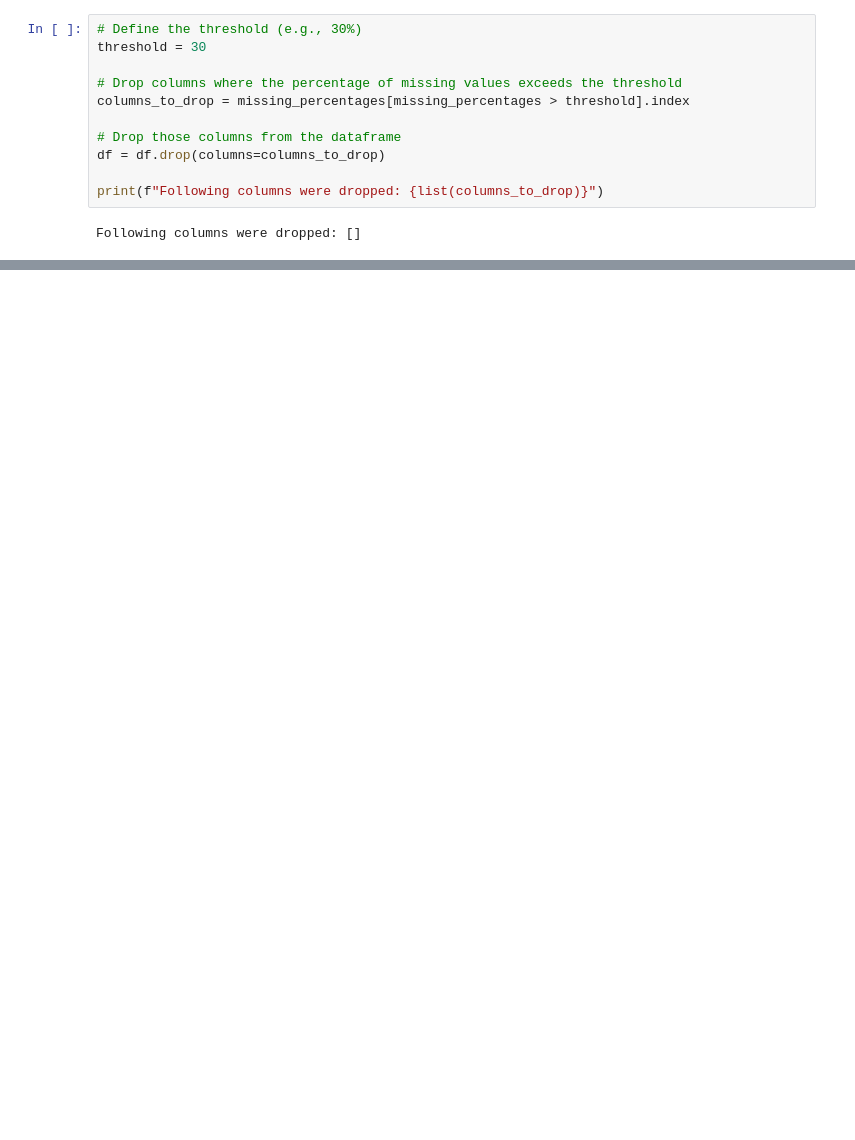
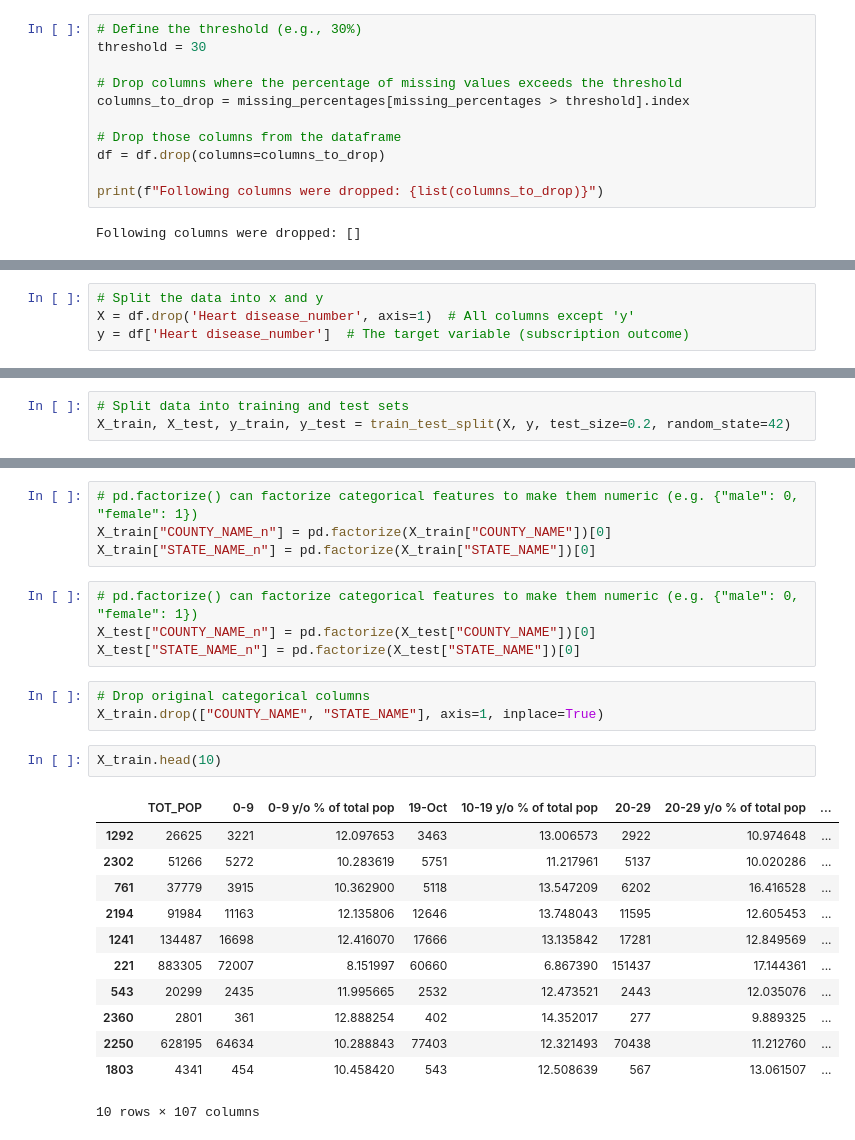
Before and after one commit to SayLesAI/SayLesAI_, a Jupyter notebook: src/explore.ipynb, the cells around one changed output, grey strips where cells are left out. Drawn from its saved outputs; the diff is of its cells as text; blank space fills up the shorter version.

```diff
--- a/src/explore.ipynb
+++ b/src/explore.ipynb
@@ -299,0 +307,4 @@ plt.show()
+# %%
+# Split the data into x and y
+X = df.drop('Heart disease_number', axis=1)  # All columns except 'y'
+y = df['Heart disease_number']  # The target variable (subscription outcome)
@@ -299,0 +319,3 @@ plt.show()
+# %%
+# Split data into training and test sets
+X_train, X_test, y_train, y_test = train_test_split(X, y, test_size=0.2, random_state=42)
@@ -299,0 +378,26 @@ plt.show()
+# %%
+# pd.factorize() can factorize categorical features to make them numeric (e.g. {"male": 0, "female": 1})
+X_train["COUNTY_NAME_n"] = pd.factorize(X_train["COUNTY_NAME"])[0]
+X_train["STATE_NAME_n"] = pd.factorize(X_train["STATE_NAME"])[0]
+# %%
+# pd.factorize() can factorize categorical features to make them numeric (e.g. {"male": 0, "female": 1})
+X_test["COUNTY_NAME_n"] = pd.factorize(X_test["COUNTY_NAME"])[0]
+X_test["STATE_NAME_n"] = pd.factorize(X_test["STATE_NAME"])[0]
+# %%
+# Drop original categorical columns
+X_train.drop(["COUNTY_NAME", "STATE_NAME"], axis=1, inplace=True)
+# %%
+X_train.head(10)
+# %% [output]
+|  | TOT_POP | 0-9 | 0-9 y/o % of total pop | 19-Oct | 10-19 y/o % of total pop | 20-29 | 20-29 y/o % of total pop | ... |
+| 1292 | 26625 | 3221 | 12.097653 | 3463 | 13.006573 | 2922 | 10.974648 | ... |
+| 2302 | 51266 | 5272 | 10.283619 | 5751 | 11.217961 | 5137 | 10.020286 | ... |
+| 761 | 37779 | 3915 | 10.362900 | 5118 | 13.547209 | 6202 | 16.416528 | ... |
+| 2194 | 91984 | 11163 | 12.135806 | 12646 | 13.748043 | 11595 | 12.605453 | ... |
+| 1241 | 134487 | 16698 | 12.416070 | 17666 | 13.135842 | 17281 | 12.849569 | ... |
+| 221 | 883305 | 72007 | 8.151997 | 60660 | 6.867390 | 151437 | 17.144361 | ... |
+| 543 | 20299 | 2435 | 11.995665 | 2532 | 12.473521 | 2443 | 12.035076 | ... |
+| 2360 | 2801 | 361 | 12.888254 | 402 | 14.352017 | 277 | 9.889325 | ... |
+| 2250 | 628195 | 64634 | 10.288843 | 77403 | 12.321493 | 70438 | 11.212760 | ... |
+| 1803 | 4341 | 454 | 10.458420 | 543 | 12.508639 | 567 | 13.061507 | ... |
+10 rows × 107 columns
```
Also changed, not shown: parts of 29 cells of this notebook.
